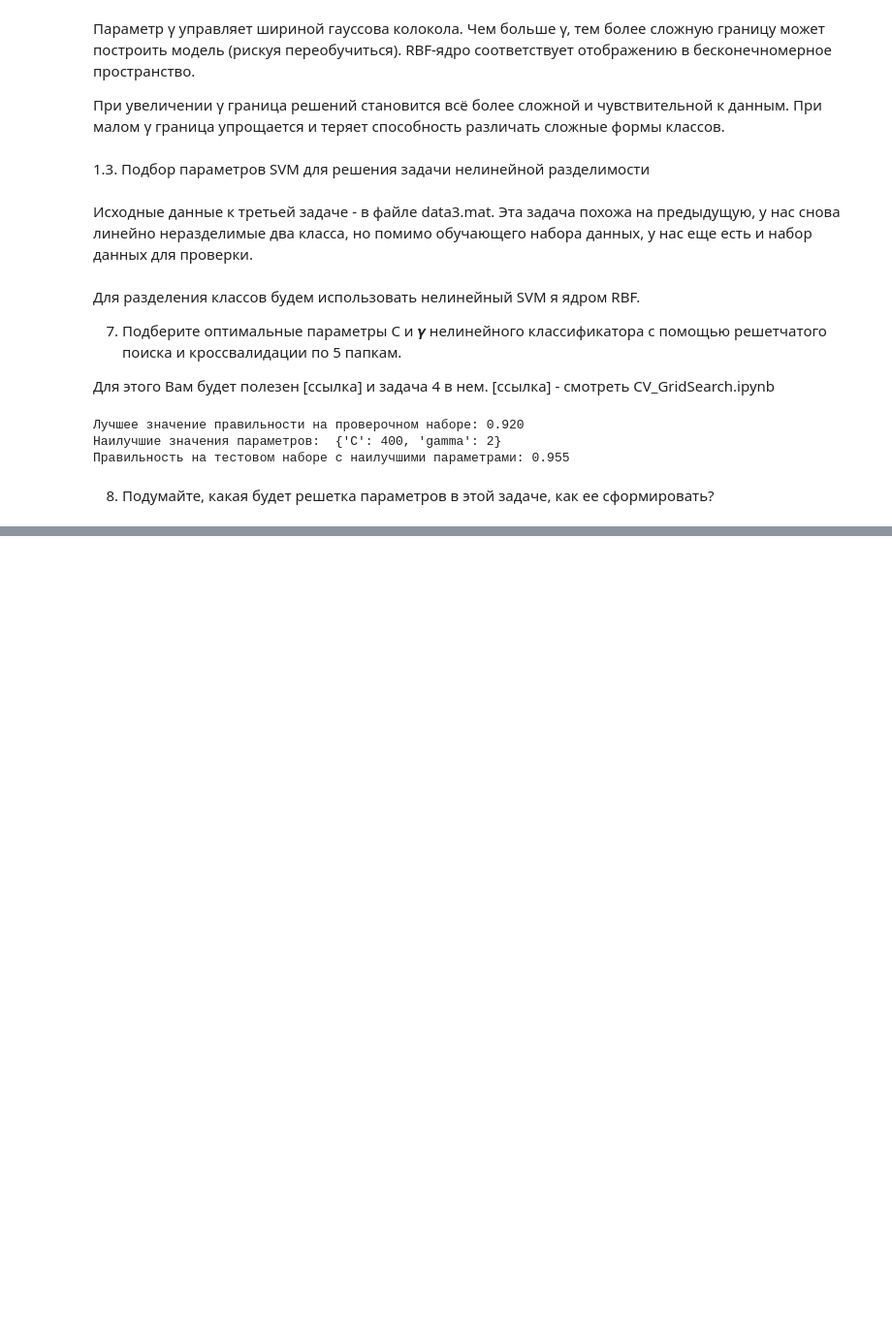
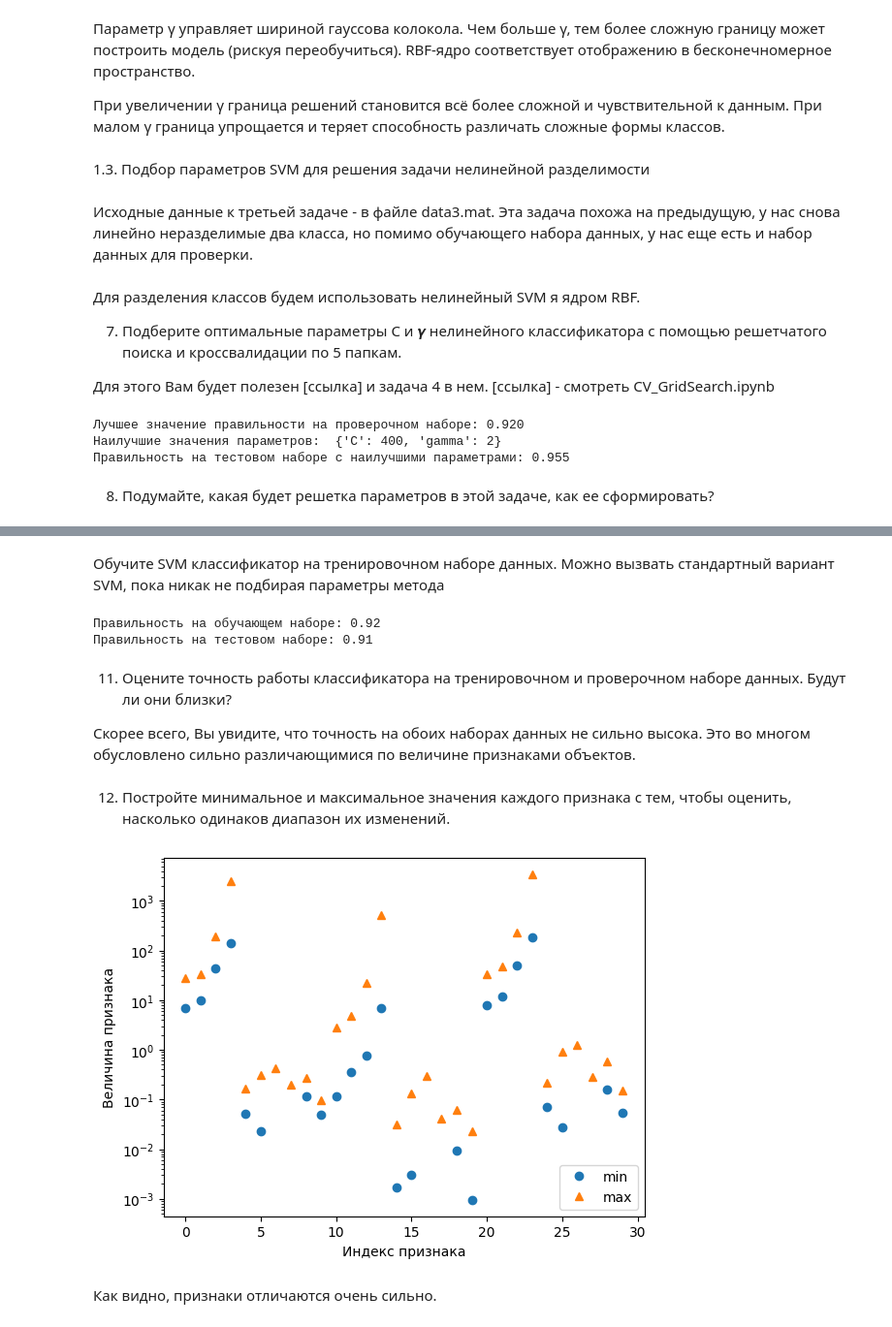
Before and after one commit to NikitaR041/Programming-at-SUSU, a Jupyter notebook: MachineLearning/Laboratories/lab3/main.ipynb, the cells around one changed output, grey strips where cells are left out. Shown at 97% size. Cells and saved outputs as stored; diff of their text form; code cells hidden in the pictures; blank space fills up the shorter version.

```diff
--- a/MachineLearning/Laboratories/lab3/main.ipynb
+++ b/MachineLearning/Laboratories/lab3/main.ipynb
@@ -248,0 +264,36 @@ print("Правильность на тестовом наборе с наилу
+# %%
+from sklearn.model_selection import train_test_split
+from sklearn.datasets import load_breast_cancer
+cancer = load_breast_cancer()
+X_train, X_test, y_train, y_test = train_test_split(cancer.data, cancer.target)
+# %% [markdown]
+Обучите SVM классификатор на тренировочном наборе данных. Можно вызвать
+стандартный вариант SVM, пока никак не подбирая параметры метода
+# %%
+svc = SVC()
+svc.fit(X_train, y_train)
+print("Правильность на обучающем наборе: {:.2f}".format(svc.score(X_train, y_train)))
+print("Правильность на тестовом наборе: {:.2f}".format(svc.score(X_test, y_test)))
+# %% [output]
+Правильность на обучающем наборе: 0.92
+Правильность на тестовом наборе: 0.91
+# %% [markdown]
+11) Оцените точность работы классификатора на тренировочном и проверочном
+наборе данных. Будут ли они близки?
+
+Скорее всего, Вы увидите, что точность на обоих наборах данных не сильно высока. Это
+во многом обусловлено сильно различающимися по величине признаками объектов.
+# %% [markdown]
+12) Постройте минимальное и максимальное значения каждого признака с тем,
+чтобы оценить, насколько одинаков диапазон их изменений.
+# %%
+plt.plot(X_train.min(axis=0), 'o', label="min")
+plt.plot(X_train.max(axis=0), '^', label="max")
+plt.legend(loc=4)
+plt.xlabel("Индекс признака")
+plt.ylabel("Величина признака")
+plt.yscale("log")
+# %% [output]
+[figure, added]
+# %% [markdown]
+Как видно, признаки отличаются очень сильно.
```
Also changed, not shown: parts of 3 cells of this notebook.
